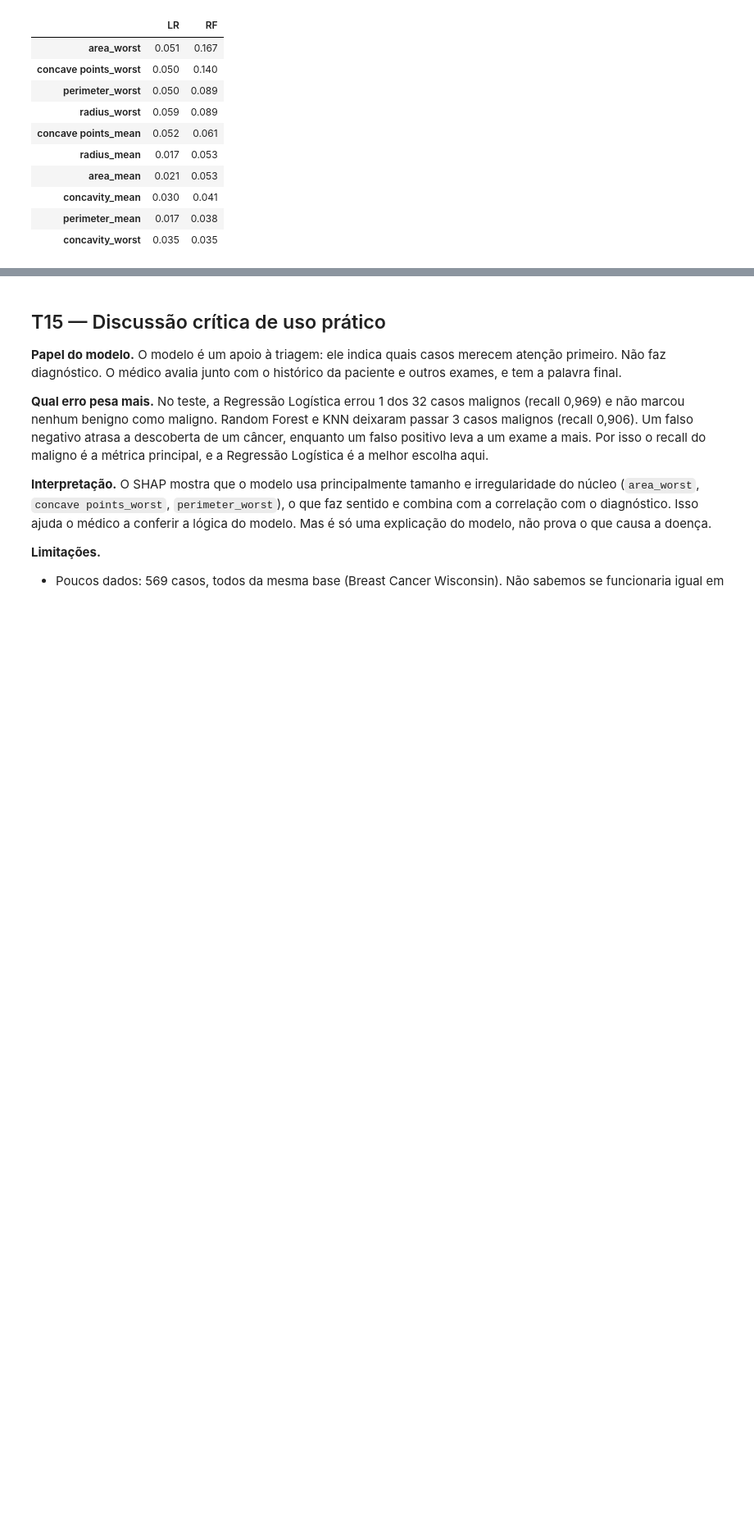
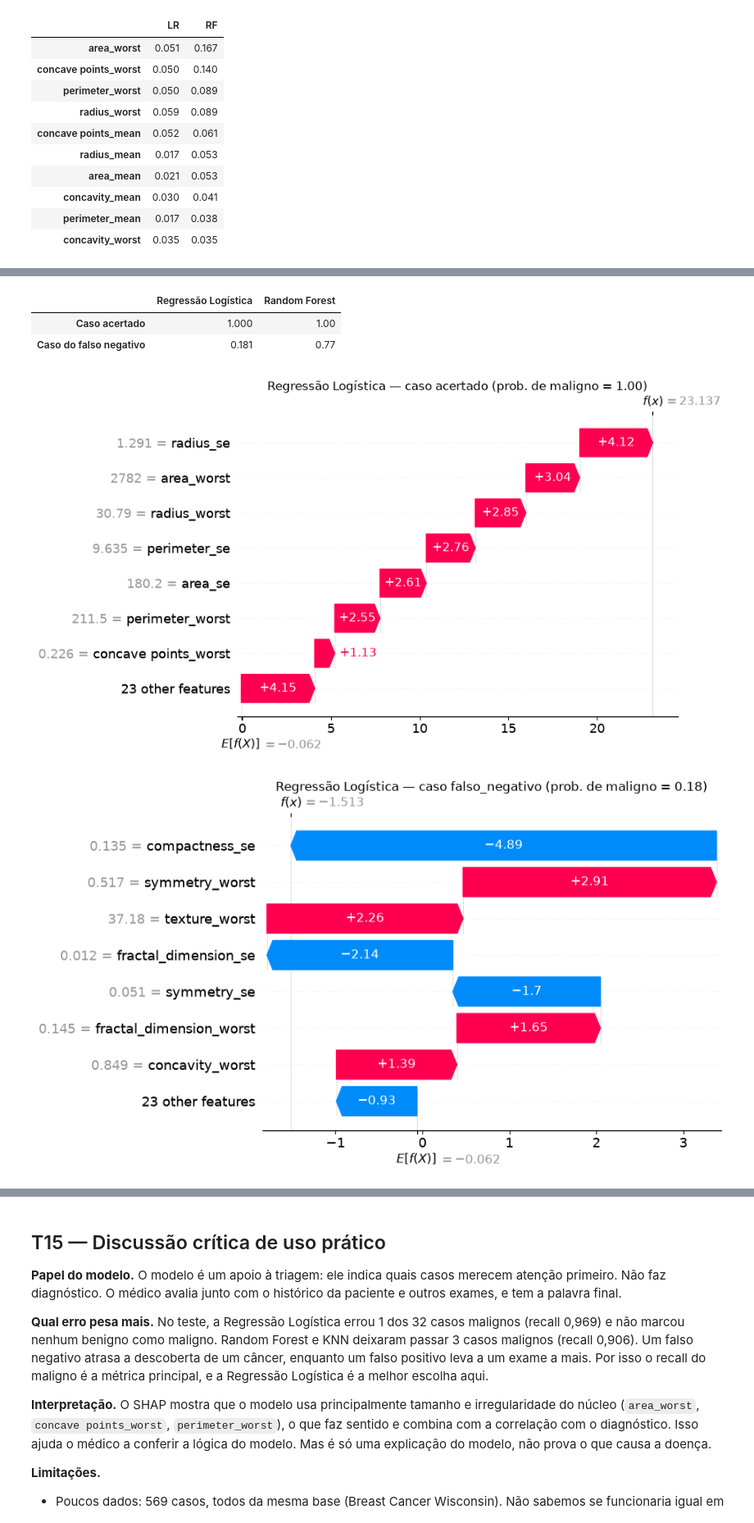
Before and after one commit to whoame042/postech-fiap-fase-1-IA-foundations, a Jupyter notebook: notebooks/02_modelagem_e_interpretacao.ipynb, the cells around one changed output, grey strips where cells are left out. Shown at 82% size. Saved outputs shown, nothing was run; the diff lists cells and outputs as text; code cells hidden in the pictures; blank space fills up the shorter version.

Commit message:
Waterfall de dois pacientes

```diff
--- a/notebooks/02_modelagem_e_interpretacao.ipynb
+++ b/notebooks/02_modelagem_e_interpretacao.ipynb
@@ -360,0 +369,30 @@ comp.sort_values('RF', ascending=False).head(10).round(3)
+# %%
+prob_lr = modelo_lr.predict_proba(X_test)[:, 1]   # probabilidade de ser maligno
+prob_rf = modelo_rf.predict_proba(X_test)[:, 1]
+malignos = np.where(y_test.values == 'M')[0]
+
+caso_fn = [i for i in malignos if prob_lr[i] < 0.5][0]                     # maligno que a Reg. Logística errou
+caso_ok = [i for i in malignos if prob_lr[i] > 0.99 and prob_rf[i] > 0.95][0]  # maligno acertado com folga
+
+pd.DataFrame({
+    'Regressão Logística': [prob_lr[caso_ok], prob_lr[caso_fn]],
+    'Random Forest': [prob_rf[caso_ok], prob_rf[caso_fn]],
+}, index=['Caso acertado', 'Caso do falso negativo']).round(3)
+# %% [output]
+|  | Regressão Logística | Random Forest |
+| Caso acertado | 1.000 | 1.00 |
+| Caso do falso negativo | 0.181 | 0.77 |
+# %%
+def explicacao_lr(i):
+    # valores reais das medidas (não os padronizados) para aparecerem no gráfico
+    return shap.Explanation(values=sv_lr.values[i], base_values=sv_lr.base_values[i],
+                            data=X_test.iloc[i].values, feature_names=list(X.columns))
+
+for nome, i in [('acertado', caso_ok), ('falso_negativo', caso_fn)]:
+    shap.plots.waterfall(explicacao_lr(i), max_display=8, show=False)
+    plt.title(f"Regressão Logística — caso {nome} (prob. de maligno = {prob_lr[i]:.2f})")
+    plt.savefig(f"../reports/figures/shap_waterfall_lr_{nome}.png", dpi=150, bbox_inches='tight')
+    plt.show()
+# %% [output]
+[figure, added]
+[figure, added]
```
Also changed, not shown: parts of 4 cells of this notebook, 4 other files.
